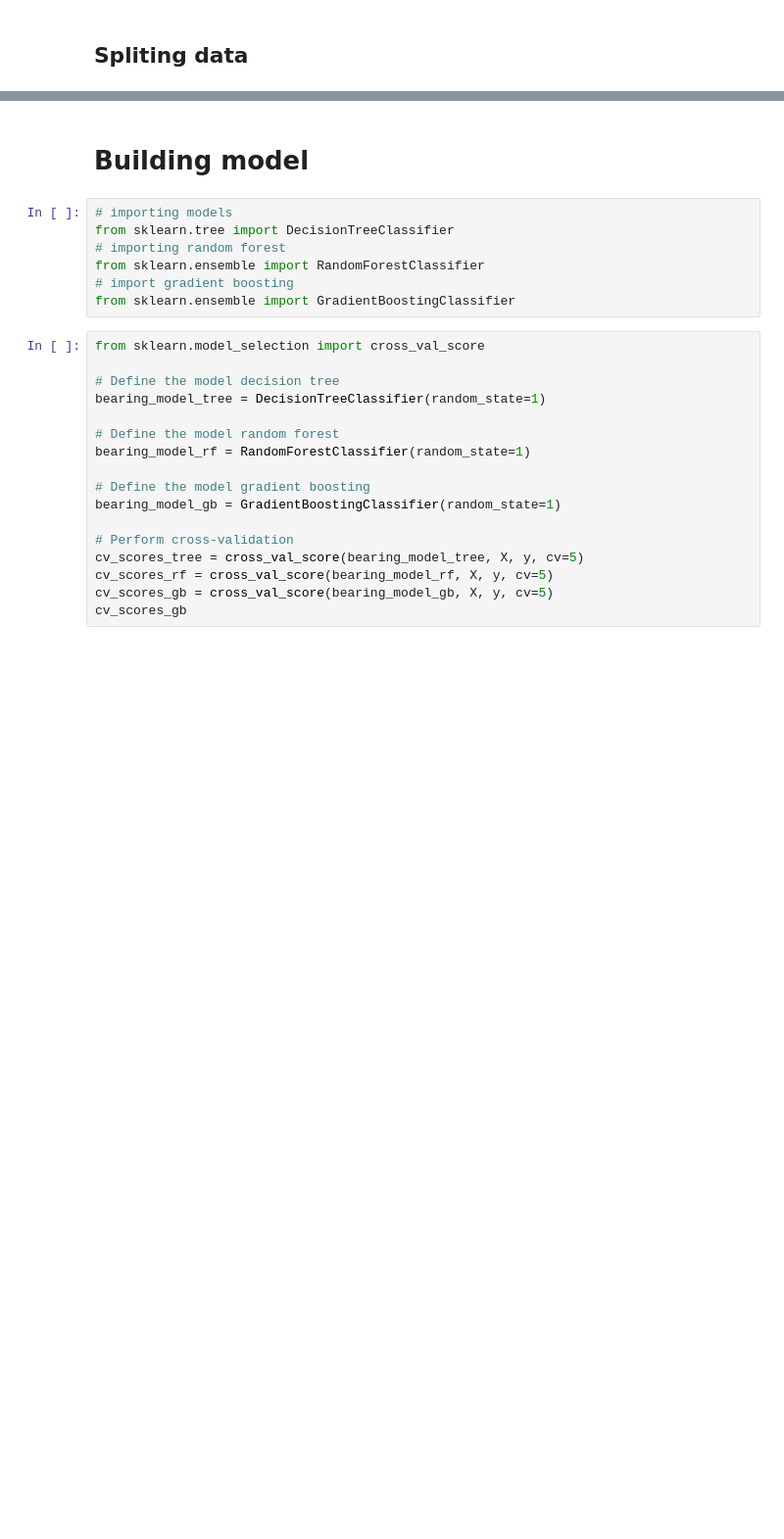
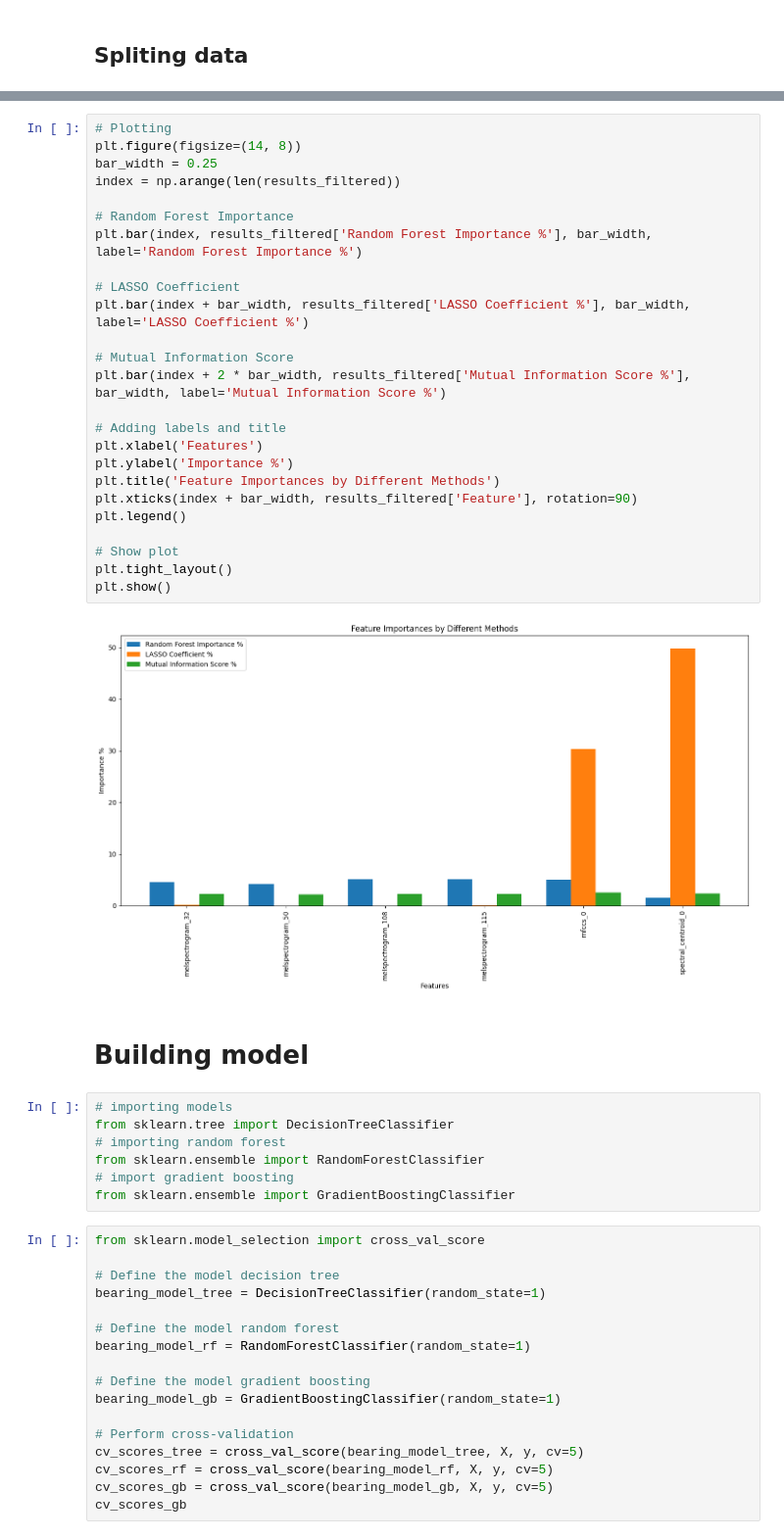
Before and after one commit to Mikaelow/Praca-inzynierska, a Jupyter notebook: lozyska.ipynb, the cells around one changed output, grey strips where cells are left out. Shown: that part at 98% size. Cells and saved outputs as stored; diff of their text form; blank space fills up the shorter version.

```diff
--- a/lozyska.ipynb
+++ b/lozyska.ipynb
@@ -361,3 +392,30 @@ X # showing features
+# %%
+# Plotting
+plt.figure(figsize=(14, 8))
+bar_width = 0.25
+index = np.arange(len(results_filtered))
+
+# Random Forest Importance
+plt.bar(index, results_filtered['Random Forest Importance %'], bar_width, label='Random Forest Importance %')
+
+# LASSO Coefficient
+plt.bar(index + bar_width, results_filtered['LASSO Coefficient %'], bar_width, label='LASSO Coefficient %')
+
+# Mutual Information Score
+plt.bar(index + 2 * bar_width, results_filtered['Mutual Information Score %'], bar_width, label='Mutual Information Score %')
+
+# Adding labels and title
+plt.xlabel('Features')
+plt.ylabel('Importance %')
+plt.title('Feature Importances by Different Methods')
+plt.xticks(index + bar_width, results_filtered['Feature'], rotation=90)
+plt.legend()
+
+# Show plot
+plt.tight_layout()
+plt.show()
+# %% [output]
+[figure, added]
 # %% [markdown]
 # Building model
 # %%
```
Also changed, not shown: parts of 5 cells of this notebook.
